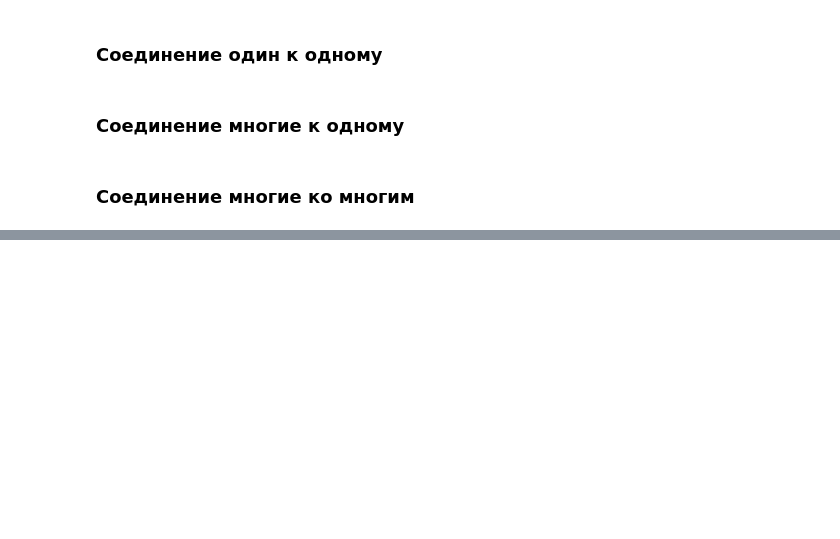
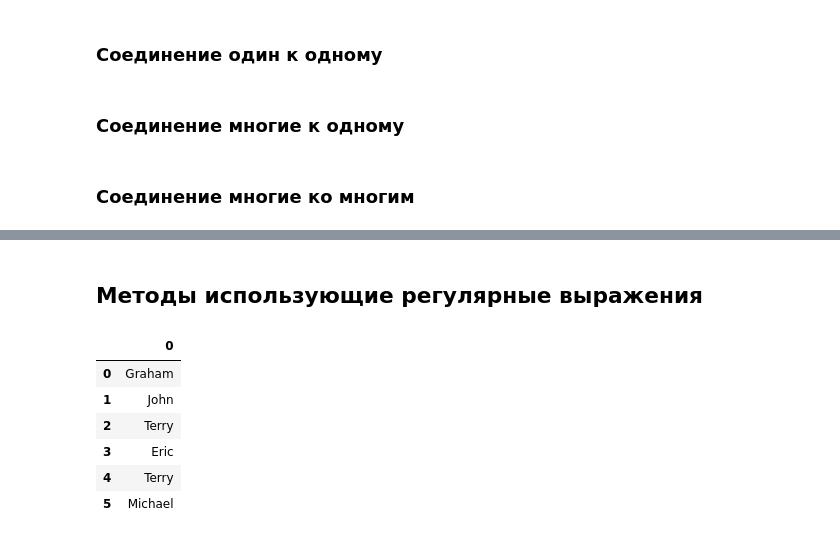
Before and after one commit to ensofter/python_for_difficult_tasks, a Jupyter notebook: Part 3 - Data Manipulation with Pandas.ipynb, the cells around one changed output, grey strips where cells are left out. Saved outputs shown, nothing was run; the diff lists cells and outputs as text; code cells hidden in the pictures; blank space fills up the shorter version.

```diff
--- a/Part 3 - Data Manipulation with Pandas.ipynb
+++ b/Part 3 - Data Manipulation with Pandas.ipynb
@@ -1778,0 +1817,2 @@ births_by_date.plot(ax=ax);
+# %%
+monte = pd.Series(['Graham Chapman', 'John Cleese', 'Terry Gilliam', 'Eric Idle', 'Terry Jones', 'Michael Palin'])
@@ -1778,0 +1859,13 @@ births_by_date.plot(ax=ax);
+# %% [markdown]
+## Методы использующие регулярные выражения
+# %%
+# извлечь имя из каждого элемента выполнив поиск непрервыной группы символов в начале каждого из них
+monte.str.extract('([A-Za-z]+)')
+# %% [output]
+|  | 0 |
+| 0 | Graham |
+| 1 | John |
+| 2 | Terry |
+| 3 | Eric |
+| 4 | Terry |
+| 5 | Michael |
```
Also changed, not shown: parts of 287 cells of this notebook.
